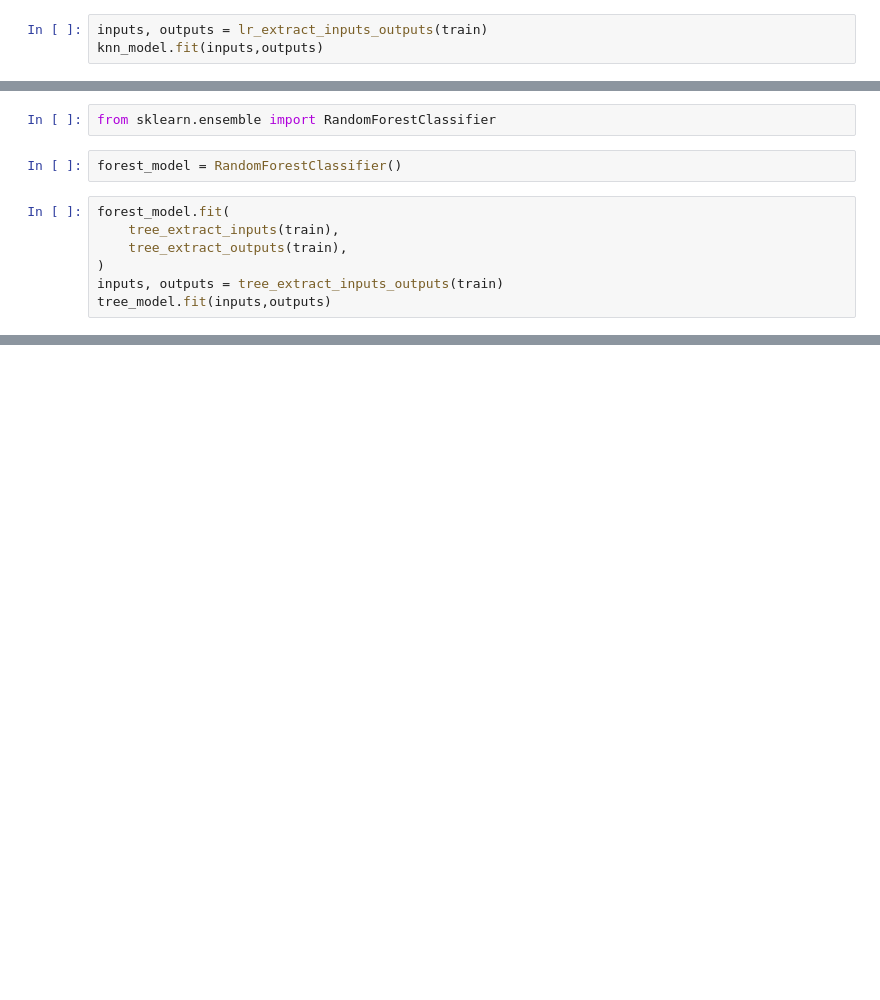
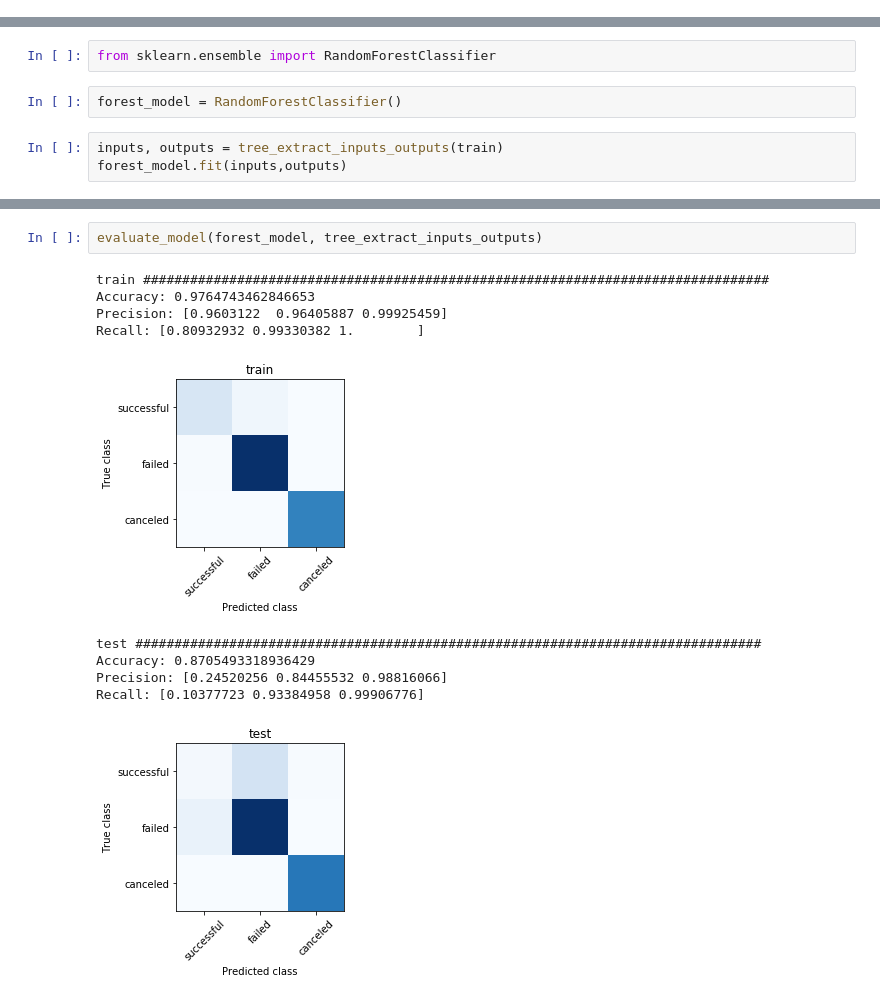
Before and after one commit to fedehenzenn/ml-grupohpz, a Jupyter notebook: tp2_experimentation.ipynb, the cells around one changed output, grey strips where cells are left out. Saved outputs shown, nothing was run; the diff lists cells and outputs as text; blank space fills up the shorter version.

```diff
--- a/tp2_experimentation.ipynb
+++ b/tp2_experimentation.ipynb
@@ -227,3 +238,0 @@ knn_model = Pipeline([
-# %%
-inputs, outputs = lr_extract_inputs_outputs(train)
-knn_model.fit(inputs,outputs)
@@ -286,9 +293,5 @@ from sklearn.ensemble import RandomForestClassifier
 # %%
 forest_model = RandomForestClassifier()
 # %%
-forest_model.fit(
-    tree_extract_inputs(train),
-    tree_extract_outputs(train),
-)
 inputs, outputs = tree_extract_inputs_outputs(train)
-tree_model.fit(inputs,outputs)
+forest_model.fit(inputs,outputs)
@@ -294,0 +306,13 @@ tree_model.fit(inputs,outputs)
+# %%
+evaluate_model(forest_model, tree_extract_inputs_outputs)
+# %% [output]
+train ################################################################################
+Accuracy: 0.9764743462846653
+Precision: [0.9603122  0.96405887 0.99925459]
+Recall: [0.80932932 0.99330382 1.        ]
+[figure, added]
+test ################################################################################
+Accuracy: 0.8705493318936429
+Precision: [0.24520256 0.84455532 0.98816066]
+Recall: [0.10377723 0.93384958 0.99906776]
+[figure, added]
```
Also changed, not shown: parts of 11 cells of this notebook.
